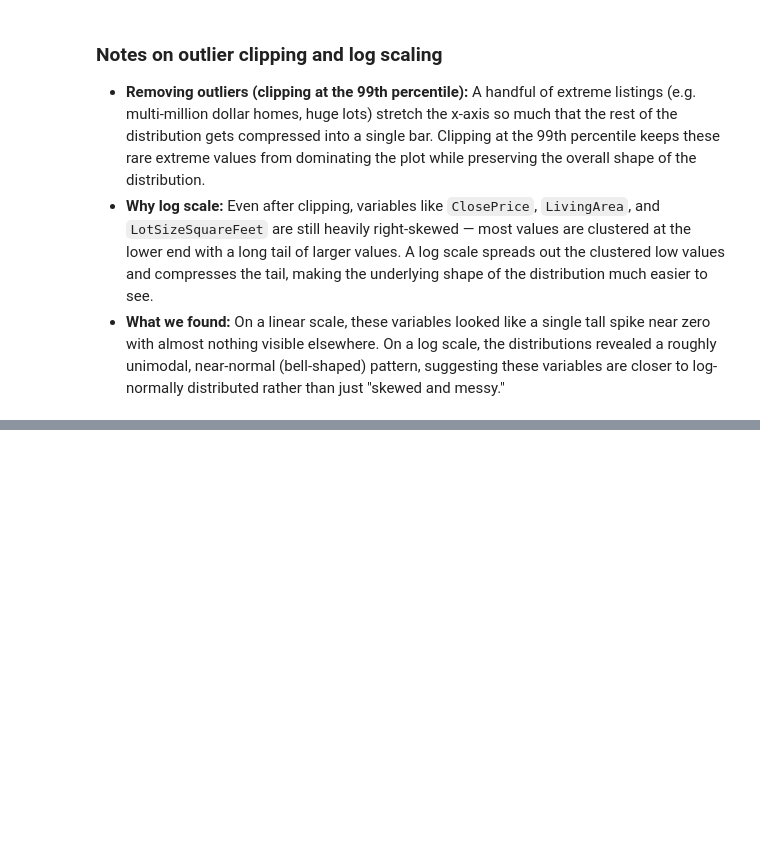
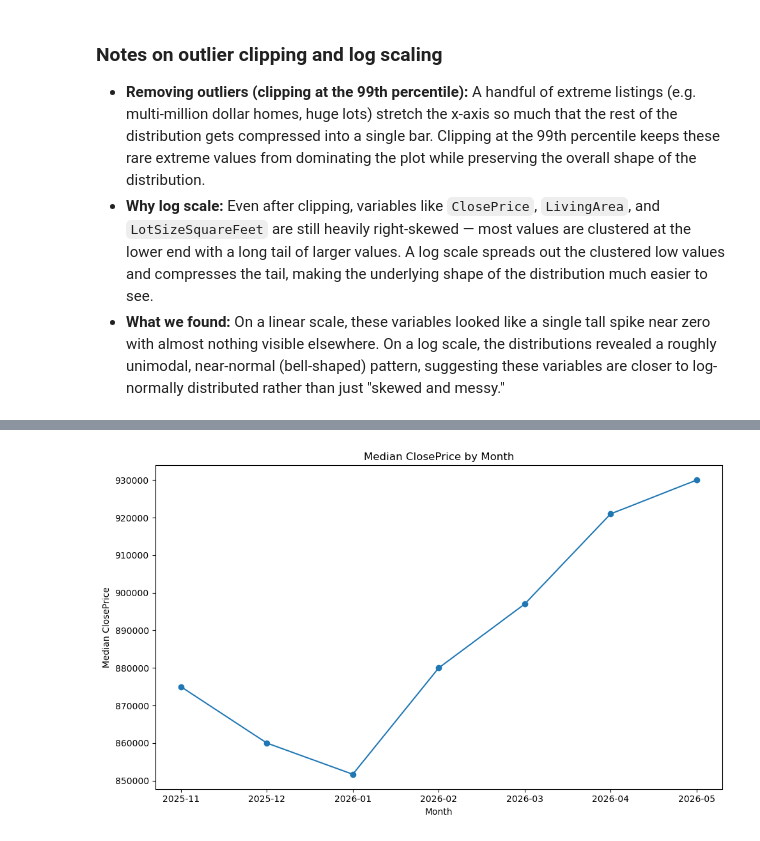
Before and after one commit to matthewviray/idx-exchange-project, a Jupyter notebook: 01_exploration.ipynb, the cells around one changed output, grey strips where cells are left out. Saved outputs shown, nothing was run; the diff lists cells and outputs as text; code cells hidden in the pictures; blank space fills up the shorter version.

```diff
--- a/01_exploration.ipynb
+++ b/01_exploration.ipynb
@@ -127,0 +228,15 @@ plt.show()
+# %%
+# Monthly trend/boxplot of ClosePrice over CloseDate
+CRMLSSold_data['CloseDate'] = pd.to_datetime(CRMLSSold_data['CloseDate'])
+CRMLSSold_data['CloseMonth'] = CRMLSSold_data['CloseDate'].dt.to_period('M').astype(str)
+
+monthly_median = CRMLSSold_data.groupby('CloseMonth')['ClosePrice'].median()
+plt.figure(figsize=(10, 6))
+monthly_median.plot(marker='o')
+plt.title('Median ClosePrice by Month')
+plt.ylabel('Median ClosePrice')
+plt.xlabel('Month')
+plt.tight_layout()
+plt.show()
+# %% [output]
+[figure, added]
```
Also changed, not shown: parts of 11 cells of this notebook.
